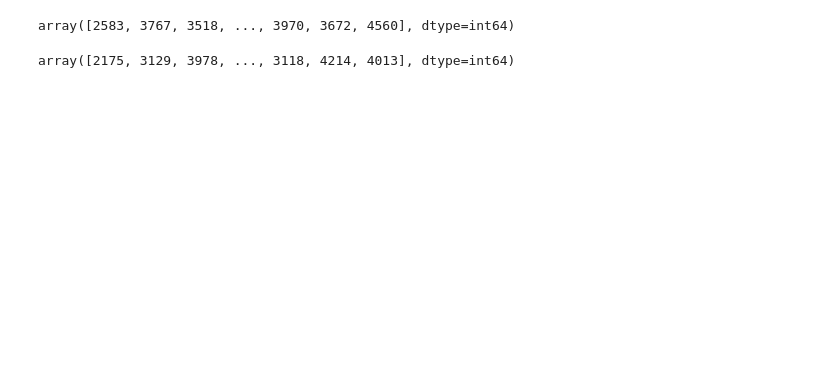
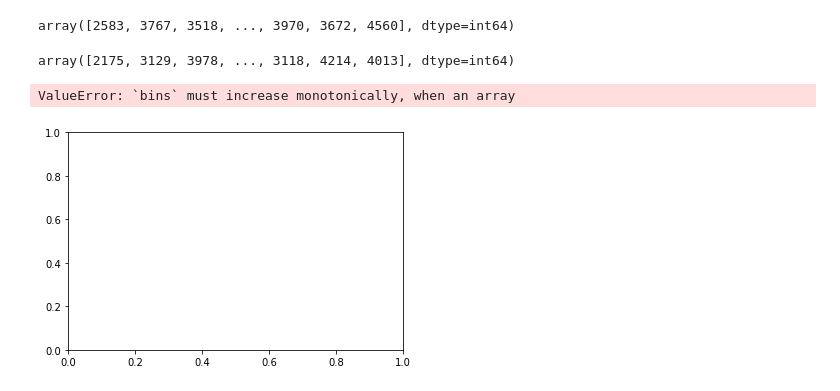
Before and after one commit to federicoBetti/RelGAN, a Jupyter notebook: src/jupyter_tests/GumbleSoftmax.ipynb, the cells around one changed output. Saved outputs shown, nothing was run; the diff lists cells and outputs as text; code cells hidden in the pictures; blank space fills up the shorter version.

```diff
--- a/src/jupyter_tests/GumbleSoftmax.ipynb
+++ b/src/jupyter_tests/GumbleSoftmax.ipynb
@@ -131,3 +163,20 @@ array([2583, 3767, 3518, ..., 3970, 3672, 4560], dtype=int64)
 np.argsort(-do_gumble(r,10))
 # %% [output]
 array([2175, 3129, 3978, ..., 3118, 4214, 4013], dtype=int64)
+# %%
+def noise(o_t):
+    eps = 1e-10
+    u = np.random.uniform(size=o_t.shape)
+    g_t = -np.log(-np.log(u + eps) + eps)
+    return g_t
+
+experiments = 100000
+words = 5000
+r = np.random.multinomial(experiments, [1/words]*words, size=1).squeeze() / experiments
+# %%
+plt.hist(range(len(r)),noise(r))
+plt.title("Temp: {}".format("a"))
+plt.show()
+# %% [output]
+ValueError: `bins` must increase monotonically, when an array
+[figure, added]
```
Also changed, not shown: parts of 8 cells of this notebook, 17 other files.
